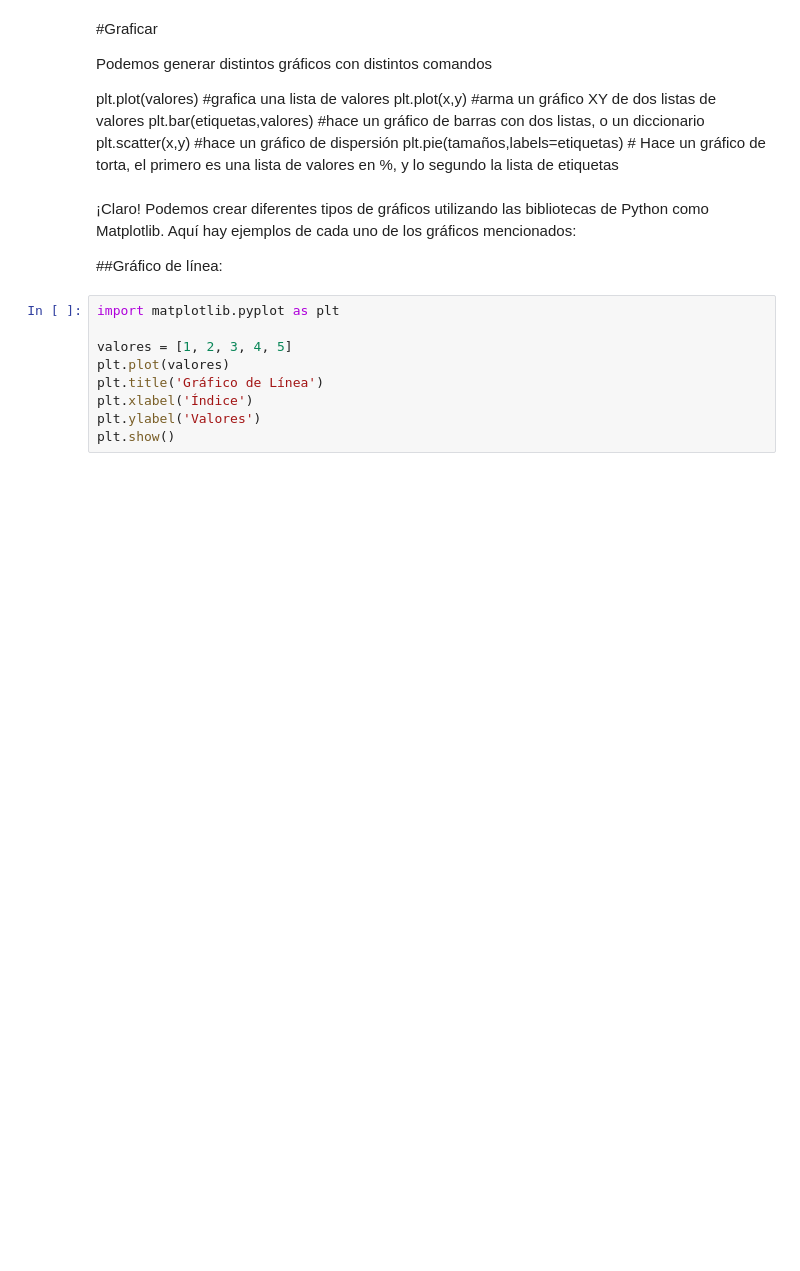
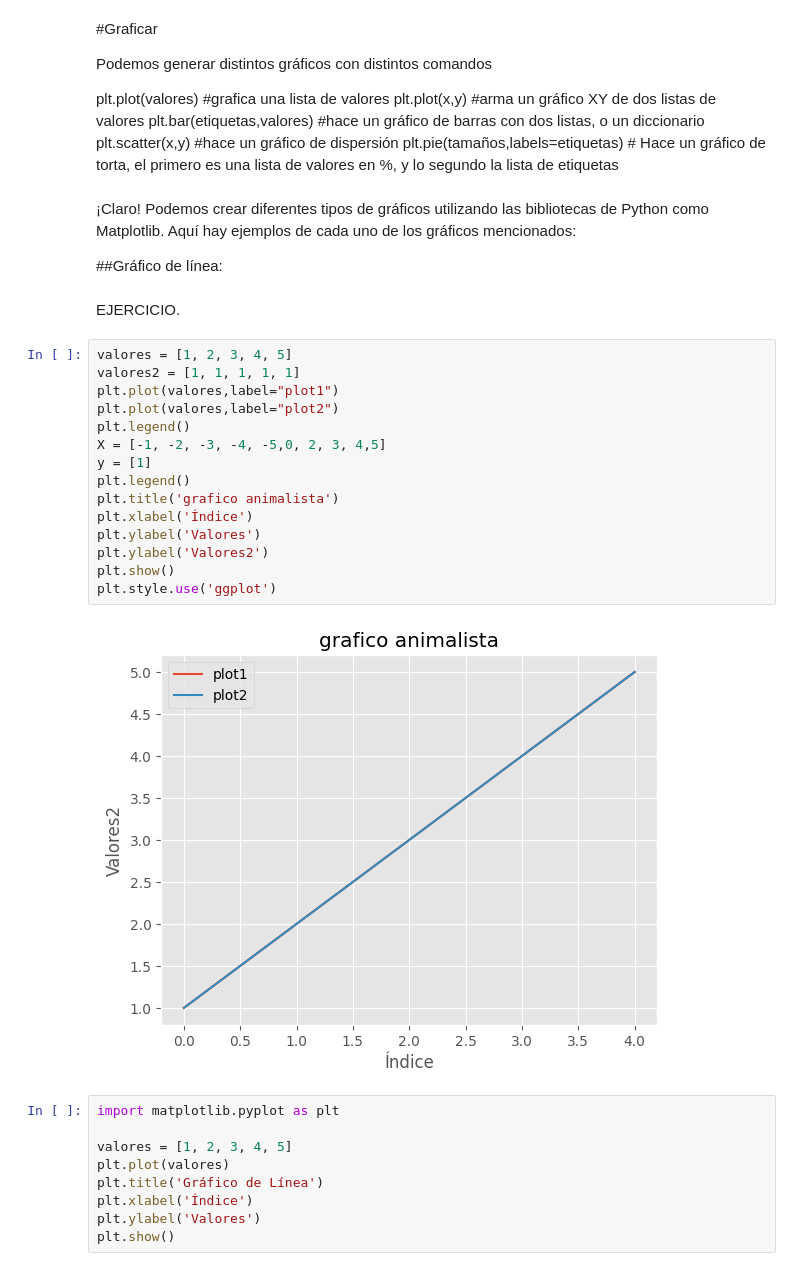
Before and after one commit to Vanessa0ne/Rails, a Jupyter notebook: estructura_de_control_phyton.ipynb, the cells around one changed output. Cells and saved outputs as stored; diff of their text form; blank space fills up the shorter version.

```diff
--- a/estructura_de_control_phyton.ipynb
+++ b/estructura_de_control_phyton.ipynb
@@ -162,6 +162,25 @@ plt.pie(tamaños,labels=etiquetas) # Hace un gráfico de torta, el primero es un
 ¡Claro! Podemos crear diferentes tipos de gráficos utilizando las bibliotecas de Python como Matplotlib. Aquí hay ejemplos de cada uno de los gráficos mencionados:
 
 ##Gráfico de línea:
+# %% [markdown]
+EJERCICIO.
+# %%
+valores = [1, 2, 3, 4, 5]
+valores2 = [1, 1, 1, 1, 1]
+plt.plot(valores,label="plot1")
+plt.plot(valores,label="plot2")
+plt.legend()
+X = [-1, -2, -3, -4, -5,0, 2, 3, 4,5]
+y = [1]
+plt.legend()
+plt.title('grafico animalista')
+plt.xlabel('Índice')
+plt.ylabel('Valores')
+plt.ylabel('Valores2')
+plt.show()
+plt.style.use('ggplot')
+# %% [output]
+[figure, added]
 # %%
 import matplotlib.pyplot as plt
 
```
Also changed, not shown: parts of 25 cells of this notebook.
